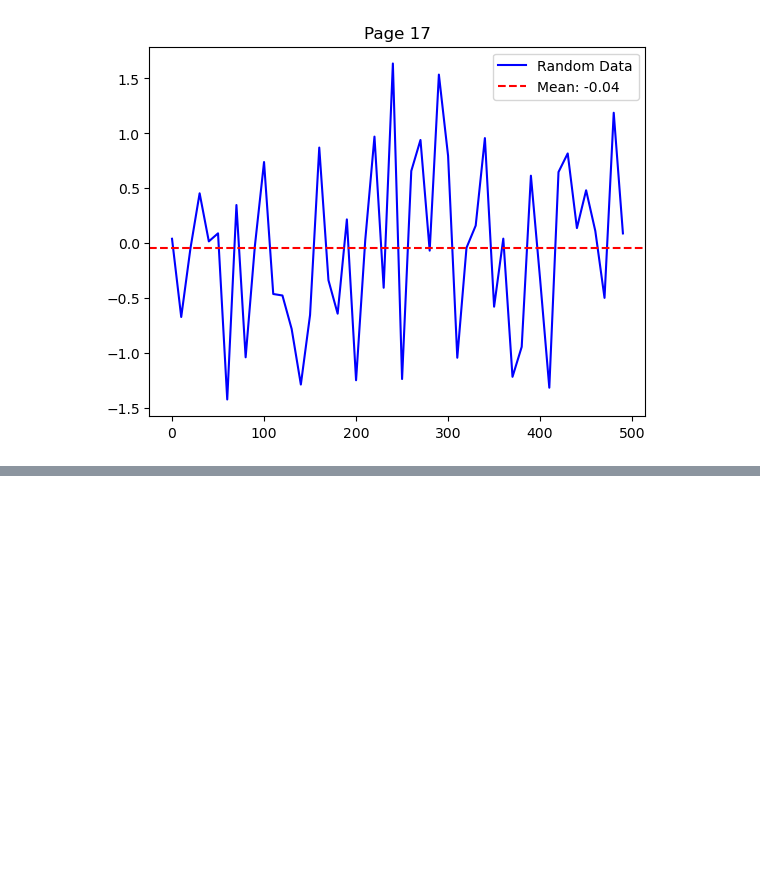
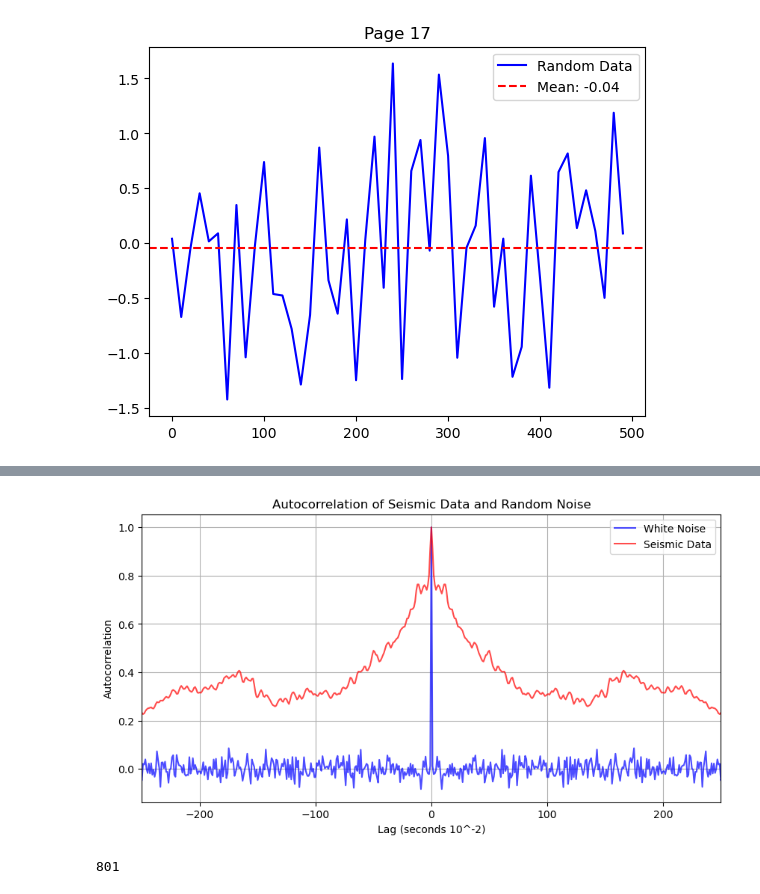
Before and after one commit to Othvaz/Digital-Signal-Processing, a Jupyter notebook: Code/Week 5.ipynb, the cells around one changed output, grey strips where cells are left out. Saved outputs shown, nothing was run; the diff lists cells and outputs as text; code cells hidden in the pictures; blank space fills up the shorter version.

```diff
--- a/Code/Week 5.ipynb
+++ b/Code/Week 5.ipynb
@@ -109,2 +67,35 @@ plt.show()
 # %%
-\
+import numpy as np
+import matplotlib.pyplot as plt
+from obspy import read
+
+time_vector = np.linspace(0, 10, 1000)
+white_noise = np.random.normal(0, 1, len(time_vector))
+white_noise_autocorr = np.correlate(white_noise, white_noise, mode='full')
+white_noise_lags = np.arange(-len(white_noise) + 1, len(white_noise))
+white_noise_autocorr_normalized = white_noise_autocorr / white_noise_autocorr[len(white_noise) - 1]
+
+st = read("../Data_Sources/II.KAPI.00.BH1.M.2024.268.105837.SAC")
+trace = st[0]
+trace = trace.trim(starttime=300, endtime=trace.stats.starttime + 310)
+seismic_data = trace.data
+seismic_autocorr = np.correlate(seismic_data, seismic_data, mode='full')
+seismic_lags = np.arange(-len(seismic_data) + 1, len(seismic_data))
+seismic_autocorr_normalized = seismic_autocorr / seismic_autocorr[len(seismic_data) - 1]
+
+plt.figure(figsize=(10, 5))
+plt.plot(white_noise_lags, white_noise_autocorr_normalized, color='blue', alpha=0.7, label='White Noise')
+plt.plot(seismic_lags, seismic_autocorr_normalized, color='red', alpha=0.7, label='Seismic Data')
+
+plt.title('Autocorrelation of Seismic Data and Random Noise')
+plt.xlabel('Lag (seconds 10^-2)')
+plt.ylabel('Autocorrelation')
+plt.xlim([-250, 250])
+plt.legend()
+plt.grid()
+plt.show()
+
+print(len(seismic_autocorr))
+# %% [output]
+[figure, added]
+801
```
Also changed, not shown: parts of 2 cells of this notebook, 2 other files.
